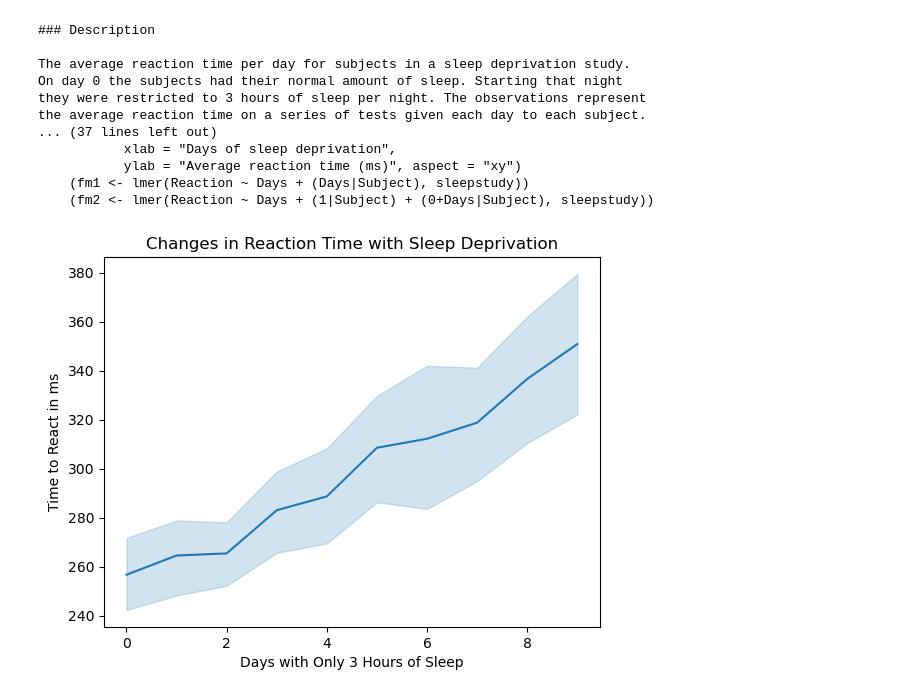
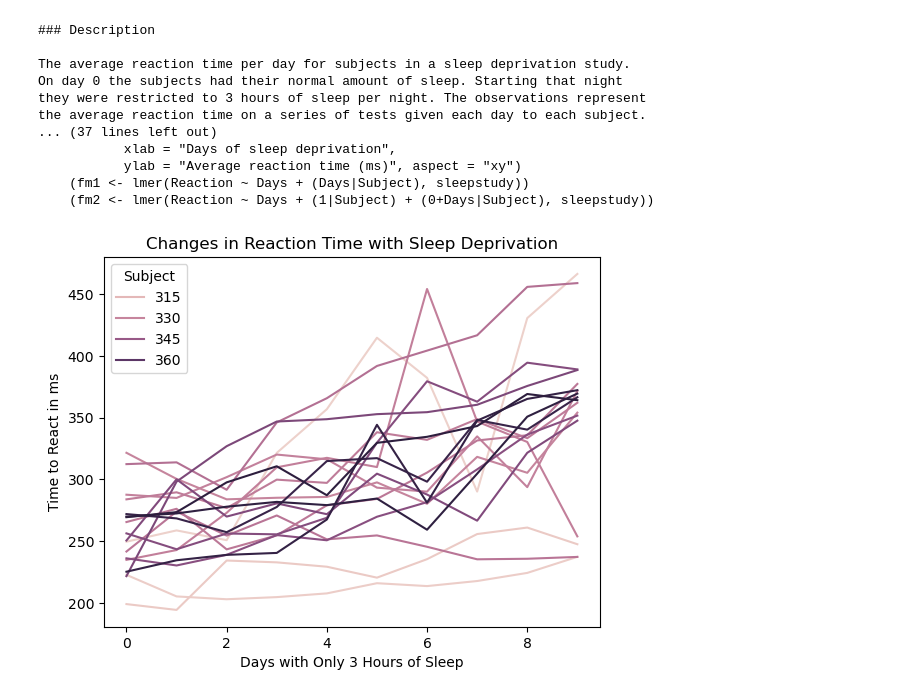
Before and after one commit to caroline-miller0921/numpy-pandas-visualization-exercises, a Jupyter notebook: seaborn_exercises.ipynb, the cells around one changed output. Drawn from its saved outputs; the diff is of its cells as text; code cells hidden in the pictures.

```diff
--- a/seaborn_exercises.ipynb
+++ b/seaborn_exercises.ipynb
@@ -493,10 +492,10 @@ the average reaction time on a series of tests given each day to each subject.
 # subject's reaction times and a more prominant line showing the
 # average change in reaction time.
 # %%
-sns.lineplot(data=sleepstudy, x='Days', y='Reaction')
+sns.lineplot(data=sleepstudy, x='Days', y='Reaction', hue='Subject')
 plt.title('Changes in Reaction Time with Sleep Deprivation')
 plt.xlabel('Days with Only 3 Hours of Sleep')
 plt.ylabel('Time to React in ms')
 plt.show()
 # %% [output]
-[figure, old version]
+[figure, new version]
```
Also changed, not shown: parts of 14 cells of this notebook, 3 other files.
